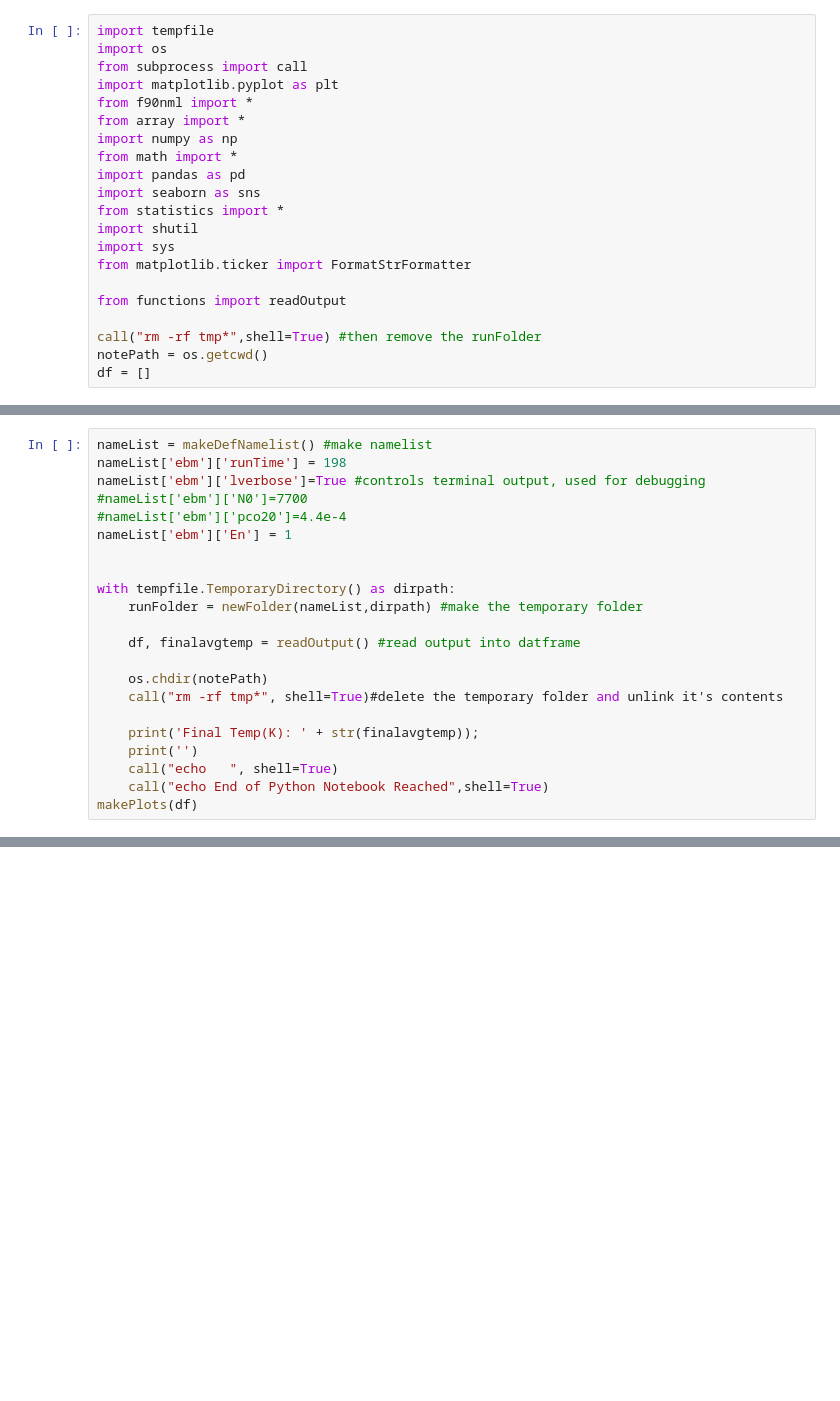
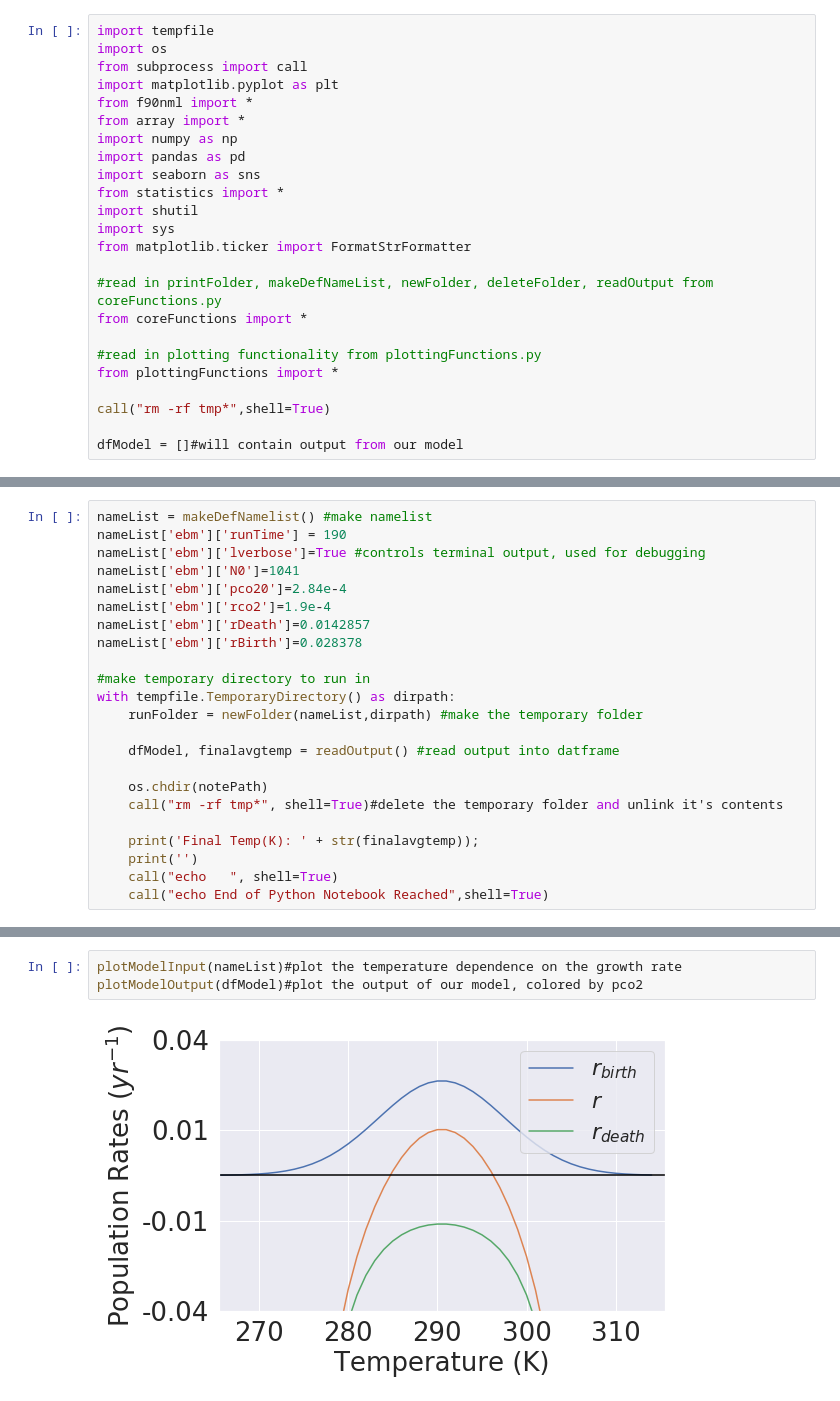
Before and after one commit to ethansav3/coupled_ebm, a Jupyter notebook: model/ebmFinal.ipynb, the cells around one changed output, grey strips where cells are left out. Drawn from its saved outputs; the diff is of its cells as text; blank space fills up the shorter version.

Commit message:
cleaned up notebook, moved functions to alternate python programs

```diff
--- a/model/ebmFinal.ipynb
+++ b/model/ebmFinal.ipynb
@@ -6,7 +8,6 @@ import matplotlib.pyplot as plt
 from f90nml import *
 from array import *
 import numpy as np
-from math import *
 import pandas as pd
 import seaborn as sns
 from statistics import *
@@ -14,8 +15,12 @@ import shutil
 import sys
 from matplotlib.ticker import FormatStrFormatter
 
-from functions import readOutput
+#read in printFolder, makeDefNameList, newFolder, deleteFolder, readOutput from coreFunctions.py
+from coreFunctions import *
 
-call("rm -rf tmp*",shell=True) #then remove the runFolder
-notePath = os.getcwd()
-df = []
+#read in plotting functionality from plottingFunctions.py
+from plottingFunctions import *
+
+call("rm -rf tmp*",shell=True)
+
+dfModel = []#will contain output from our model
@@ -163,16 +29,18 @@ def makePlots(df):
 # %%
 nameList = makeDefNamelist() #make namelist
-nameList['ebm']['runTime'] = 198
+nameList['ebm']['runTime'] = 190
 nameList['ebm']['lverbose']=True #controls terminal output, used for debugging
-#nameList['ebm']['N0']=7700
-#nameList['ebm']['pco20']=4.4e-4
-nameList['ebm']['En'] = 1
+nameList['ebm']['N0']=1041
+nameList['ebm']['pco20']=2.84e-4
+nameList['ebm']['rco2']=1.9e-4
+nameList['ebm']['rDeath']=0.0142857
+nameList['ebm']['rBirth']=0.028378
 
-
+#make temporary directory to run in
 with tempfile.TemporaryDirectory() as dirpath:
     runFolder = newFolder(nameList,dirpath) #make the temporary folder
 
-    df, finalavgtemp = readOutput() #read output into datframe
+    dfModel, finalavgtemp = readOutput() #read output into datframe
 
     os.chdir(notePath)
     call("rm -rf tmp*", shell=True)#delete the temporary folder and unlink it's contents
@@ -181,5 +49,4 @@ with tempfile.TemporaryDirectory() as dirpath:
     print('')
     call("echo   ", shell=True)
     call("echo End of Python Notebook Reached",shell=True)
-makePlots(df)
 # %% [output]
@@ -187,0 +56,5 @@ Final Temp(K): 288.67
+# %%
+plotModelInput(nameList)#plot the temperature dependence on the growth rate
+plotModelOutput(dfModel)#plot the output of our model, colored by pco2
+# %% [output]
+[figure, added]
```
Also changed, not shown: parts of 9 cells of this notebook, 2 other files.
